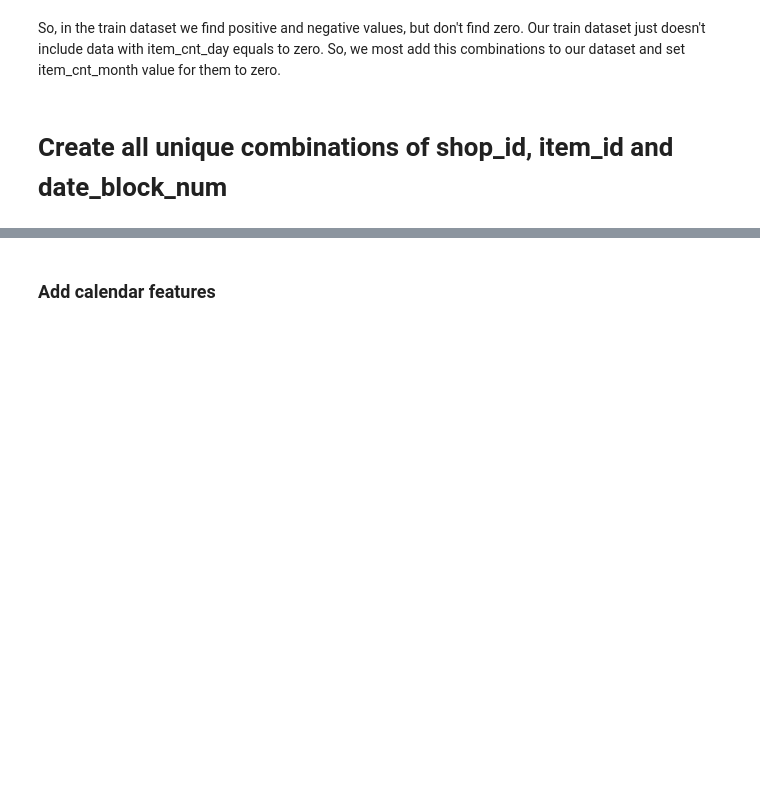
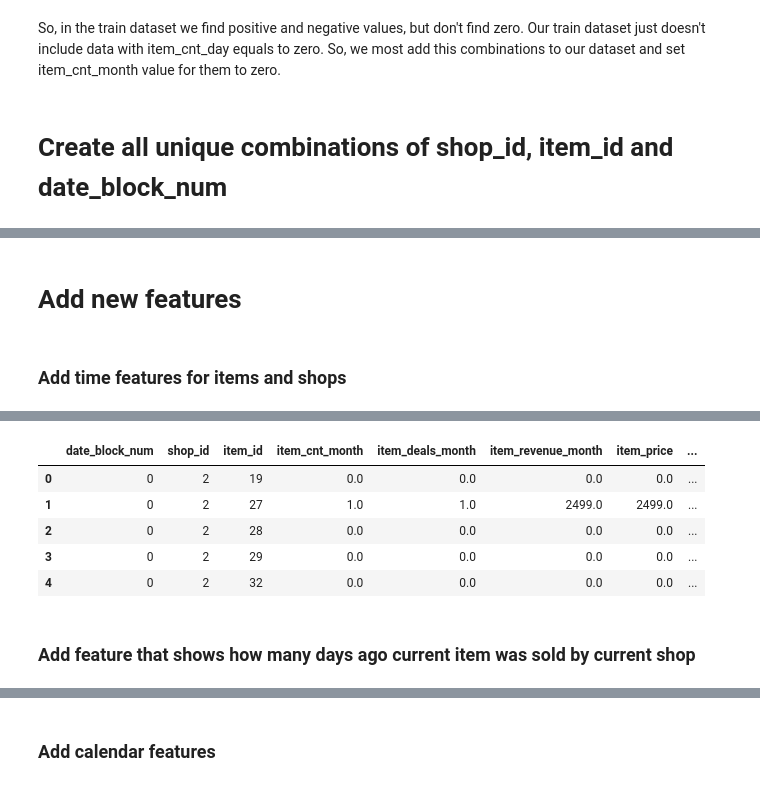
Before and after one commit to beatwad/predict_future_sales, a Jupyter notebook: Pred_Fut_Sales.ipynb, the cells around one changed output, grey strips where cells are left out. Saved outputs shown, nothing was run; the diff lists cells and outputs as text; code cells hidden in the pictures; blank space fills up the shorter version.

Commit message:
Add time features for items and shops.

```diff
--- a/Pred_Fut_Sales.ipynb
+++ b/Pred_Fut_Sales.ipynb
@@ -539,0 +512,70 @@ Wall time: 21 s
+# %% [markdown]
+# Add new features
+# %% [markdown]
+### Add time features for items and shops
+# %%
+%%time
+
+# create dates of first item in the shop, first shop and first item
+first_month_day = sales_train.groupby(['date_block_num']).agg({'date':
+                                                               'min'}).rename(columns={'date':
+                                                                                       'first_month_day'})
+last_month_day = sales_train.groupby(['date_block_num']).agg({'date':
+                                                               'max'}).rename(columns={'date':
+                                                                                       'last_month_day'})
+
+first_shop_item_date = sales_train.groupby(['shop_id',
+                                            'item_id']).agg({'date':
+                                                             'min'}).rename(columns={'date':
+                                                                                     'first_shop_item_date'})
+first_shop_date = sales_train.groupby(['shop_id']).agg({'date':
+                                                        'min'}).rename(columns={'date':
+                                                                                'first_shop_date'})
+first_item_date = sales_train.groupby(['item_id']).agg({'date':
+                                                        'min'}).rename(columns={'date':
+                                                                                'first_item_date'})
+
+# add dates of first item in the shop, first shop and first item
+all_data = all_data.join(first_month_day, how='left', on=['date_block_num'])
+all_data = all_data.join(last_month_day, how='left', on=['date_block_num'])
+all_data = all_data.join(first_shop_item_date, how='left', on=['shop_id', 'item_id'])
+all_data = all_data.join(first_shop_date, how='left', on=['shop_id'])
+all_data = all_data.join(first_item_date, how='left', on=['item_id'])
+
+# reset index for the new dataset
+all_data.reset_index(inplace=True, drop=True)
+
+# add first and last days of month to test part of dataset
+all_data.loc[all_data.date_block_num == 34, 'first_month_day'] = pd.to_datetime('2015-11-01')
+all_data.loc[all_data.date_block_num == 34, 'last_month_day'] = pd.to_datetime('2015-11-30')
+
+# add time differences from first item/shop/item and shop sale to current month
+all_data['shop_open_days'] = (all_data.first_month_day - all_data.first_shop_date).dt.days
+all_data['item_sale_days'] = (all_data.first_month_day - all_data.first_item_date).dt.days
+all_data['item_shop_sale_days'] = (all_data.first_month_day - all_data.first_shop_item_date).dt.days
+# add ratio between sale days in month and total days in month
+all_data['days_in_month'] = (all_data.last_month_day - all_data.first_month_day).dt.days + 1
+all_data['sale_days_ratio'] = all_data.sale_days_in_month/all_data.days_in_month
+# add avg numbers of items and deals per sale day
+all_data['avg_item_cnt_per_day'] = all_data.item_cnt_month/all_data.sale_days_in_month
+all_data['avg_item_deals_per_day'] = all_data.item_deals_month/all_data.sale_days_in_month
+
+# drop columns we don't need
+all_data.drop(['first_month_day',
+               'last_month_day',
+               'sale_days_in_month',
+               'first_shop_item_date',
+               'first_shop_date',
+               'first_item_date'], axis=1, inplace=True)
+
+# flll NaN values
+all_data.fillna(0, inplace=True)
+# clip negative values
+all_data.clip(lower=0, inplace=True)
+
+# clean memory
+# del sales_train, sales_test, grid, gb, first_shop_item_date, first_shop_date, first_item_date
+# gc.collect()
+
+all_data.head()
+# %% [output]
@@ -539,0 +584,8 @@ Wall time: 21 s
+|  | date_block_num | shop_id | item_id | item_cnt_month | item_deals_month | item_revenue_month | item_price | ... |
+| 0 | 0 | 2 | 19 | 0.0 | 0.0 | 0.0 | 0.0 | ... |
+| 1 | 0 | 2 | 27 | 1.0 | 1.0 | 2499.0 | 2499.0 | ... |
+| 2 | 0 | 2 | 28 | 0.0 | 0.0 | 0.0 | 0.0 | ... |
+| 3 | 0 | 2 | 29 | 0.0 | 0.0 | 0.0 | 0.0 | ... |
+| 4 | 0 | 2 | 32 | 0.0 | 0.0 | 0.0 | 0.0 | ... |
+# %% [markdown]
+### Add feature that shows how many days ago current item was sold by current shop
```
Also changed, not shown: parts of 50 cells of this notebook, 1 other file.
